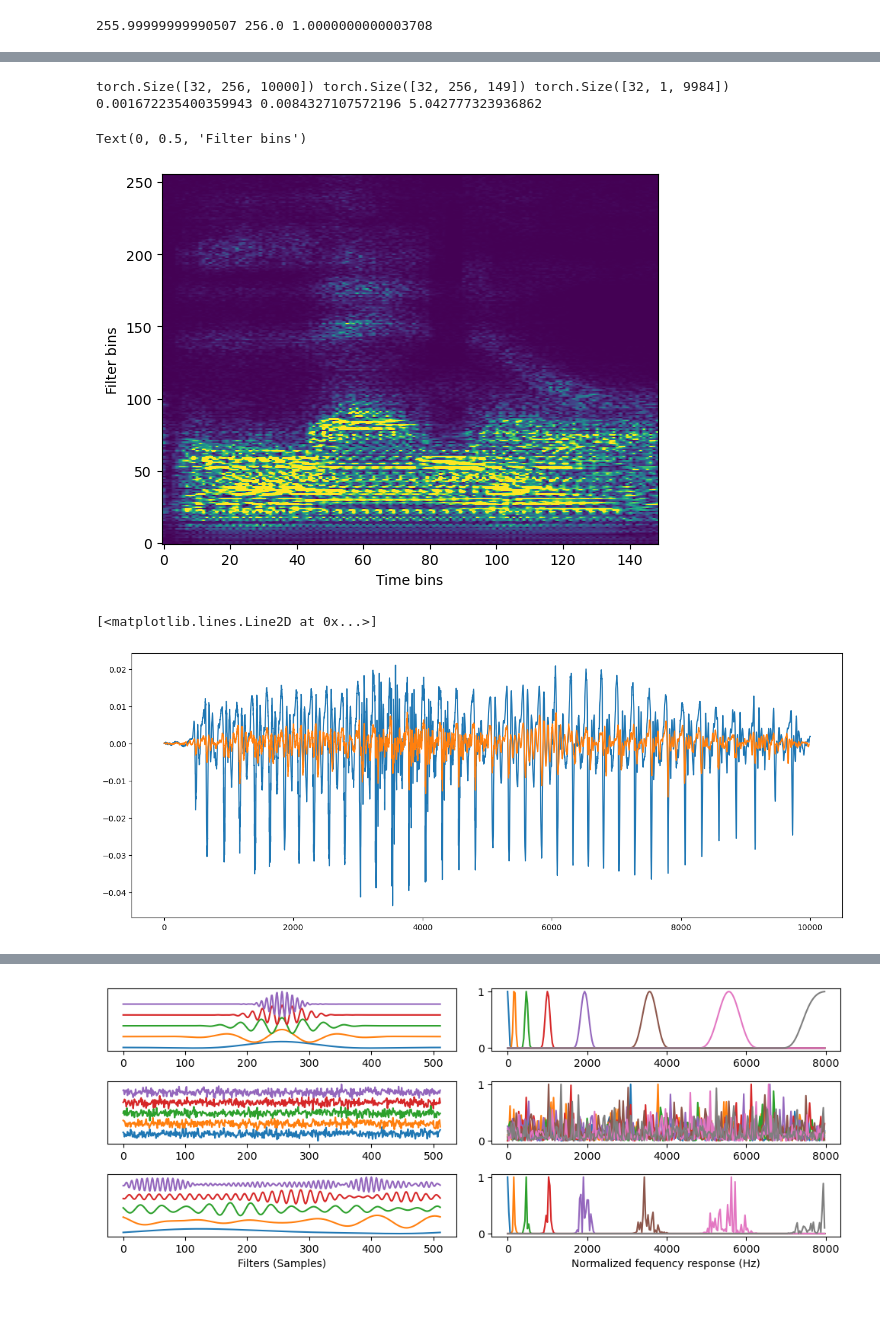
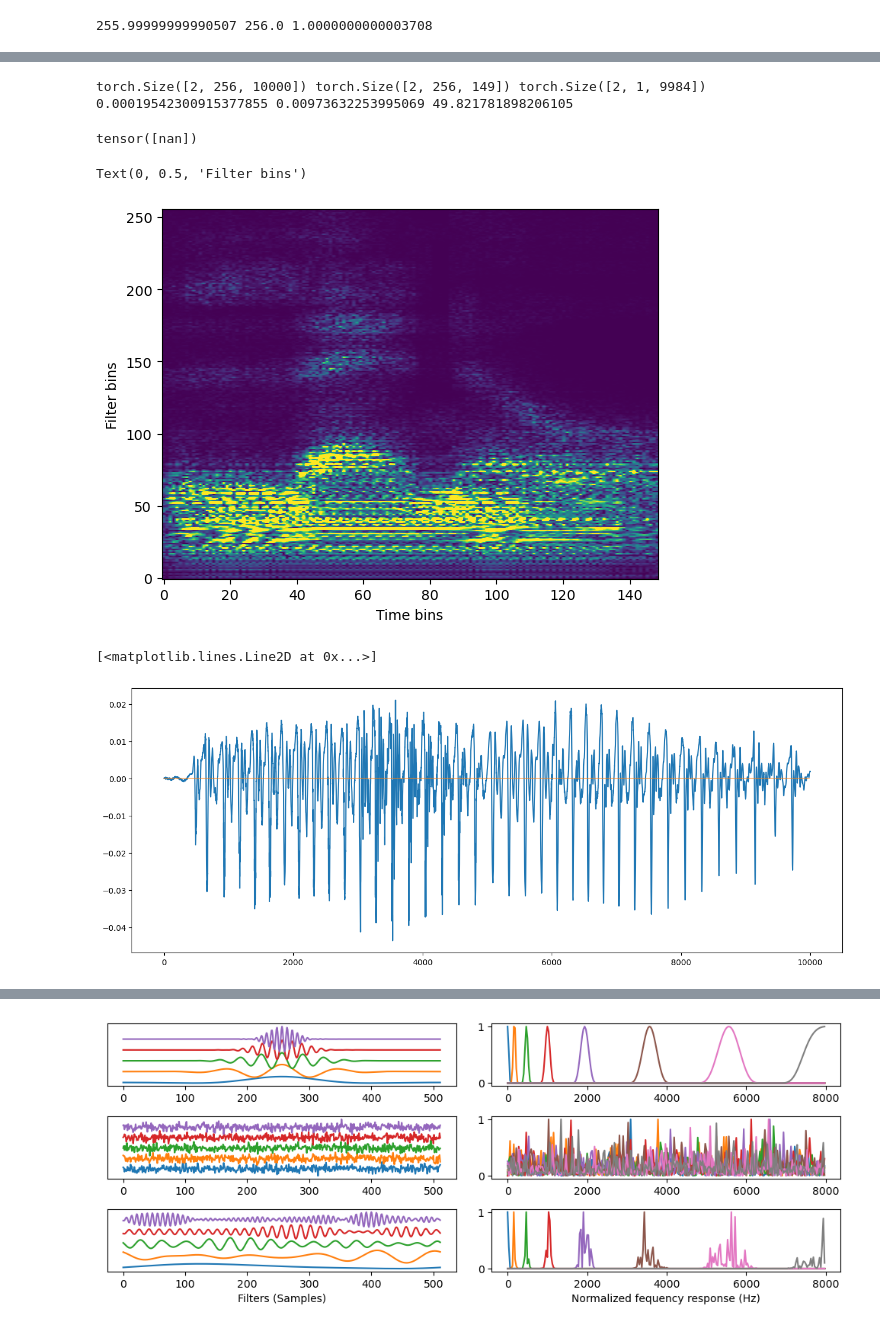
Before and after one commit to danedane-haider/Random-Filterbanks, a Jupyter notebook: Stability of Random Filterbanks under Gradient Descent/Implicit_bias.ipynb, the cells around one changed output, grey strips where cells are left out. Cells and saved outputs as stored; diff of their text form; code cells hidden in the pictures.

```diff
--- a/Stability of Random Filterbanks under Gradient Descent/Implicit_bias.ipynb
+++ b/Stability of Random Filterbanks under Gradient Descent/Implicit_bias.ipynb
@@ -128,7 +129,7 @@ speech = speech_full[1500:1500+len].reshape(1,-1)
 speech = speech / np.linalg.norm(speech)
 # %%
 #random torch of length 10000
-x = torch.randn((32,10000))
+x = torch.randn((2,10000))
 x_norm = x / torch.norm(x)
 x_norm = torch.tensor(speech)
 x[0,:] = x_norm
@@ -164,15 +170,19 @@ plt.plot(x_tilde_ran[0,:,:10000].squeeze().numpy())
 # %%
 # auditory filterbank + conv1D
+#x_enc_aud = convolve(x_norm, W_tight_tensor, mode='same')
+#x_enc_both = convolve(x_enc_aud, W_random_tensor, mode='same')
 
-x_enc_aud = torch.real(torch.fft.ifft(torch.fft.fft(x.unsqueeze(1), n = 10000, dim=-1) * torch.fft.fft(W_tight_tensor, n = 10000, dim=-1), dim=-1, norm='ortho'))
+#x_enc_aud = torch.real(torch.fft.ifft(torch.fft.fft(x.unsqueeze(1), n = 10000, dim=-1) * torch.fft.fft(W_tight_tensor, n = 10000, dim=-1), dim=-1, norm='ortho'))
+x_enc_aud = F.conv1d(x.unsqueeze(1), W_tight_tensor.unsqueeze(1), stride=1, padding='same')
 x_enc_both = F.conv1d(x_enc_aud, W_random_tensor.unsqueeze(1), stride=64, padding=0, groups=256).squeeze(0)
+
+#W_both = convolve(W_random_tensor, W_tight_tensor, mode='same')
 
 W_both = torch.real(torch.fft.ifft(torch.fft.fft(W_random_tensor, dim=-1) * torch.fft.fft(W_tight_tensor, dim=-1), dim=-1, norm='backward'))
 
-x_tilde_both = F.conv_transpose1d(x_enc_both, W_both.unsqueeze(1), stride=64, padding=0)*64
+x_tilde_both = F.conv_transpose1d(x_enc_both, W_both.unsqueeze(1), stride=64, padding=0)
 
 A, B = frame_bounds_lp(W_both)
-
 print(x_enc_aud.shape, x_enc_both.shape, x_tilde_both.shape,A,B,B/A)
 
 # x_enc_2 = torch.real(torch.fft.ifft(torch.fft.fft(x_enc, dim=1) * torch.fft.fft(W_tight_tensor, n=9489, dim=1), dim=1, norm='backward'))
@@ -185,22 +195,26 @@ print(x_enc_aud.shape, x_enc_both.shape, x_tilde_both.shape,A,B,B/A)
 
 # x_tilde_2 = F.conv_transpose1d(x_enc_2, W_both.unsqueeze(1), stride=1, padding=0).squeeze(0)
 # %% [output]
-torch.Size([32, 256, 10000]) torch.Size([32, 256, 149]) torch.Size([32, 1, 9984]) 0.001672235400359943 0.0084327107572196 5.042777323936862
+torch.Size([2, 256, 10000]) torch.Size([2, 256, 149]) torch.Size([2, 1, 9984]) 0.00019542300915377855 0.00973632253995069 49.821781898206105
+# %%
+torch.tensor([0])/torch.tensor([0])
+# %% [output]
+tensor([nan])
 # %%
-plt.imshow(np.abs(x_enc_both[0,:,:].detach().numpy()), vmin=0, vmax=0.01, aspect='auto', origin='lower')
+plt.imshow(np.abs(x_enc_both[0,:,:].detach().numpy()), vmin=0, vmax=0.0001, aspect='auto', origin='lower')
 plt.xlabel('Time bins')
 plt.ylabel('Filter bins')
 # %% [output]
 Text(0, 0.5, 'Filter bins')
-[figure, old version]
+[figure, new version]
 # %%
 plt.figure(figsize=(16, 6))
 
 plt.plot(x_norm.squeeze().numpy())
-plt.plot(x_tilde_both[0,:,:10000].squeeze().numpy())
+plt.plot(np.roll(x_tilde_both[0,:,:10000].squeeze().numpy(),0),alpha=0.5)
 # %% [output]
 [<matplotlib.lines.Line2D at 0x...>]
-[figure, old version]
+[figure, new version]
 # %%
 from IPython.display import Audio
 Audio(data=x_tilde_both[0,:,:10000], rate=16000)
```
Also changed, not shown: parts of 6 cells of this notebook, 1 other file.
